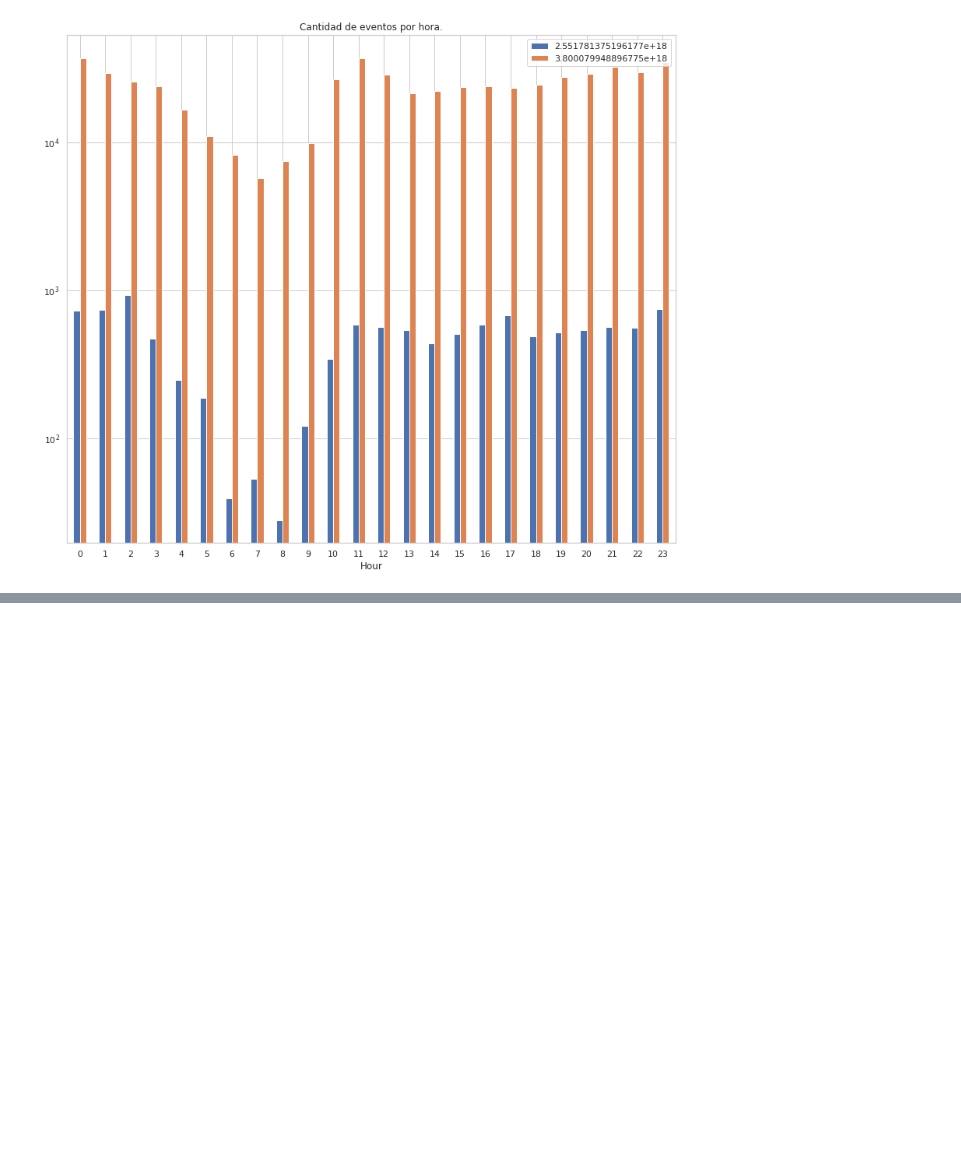
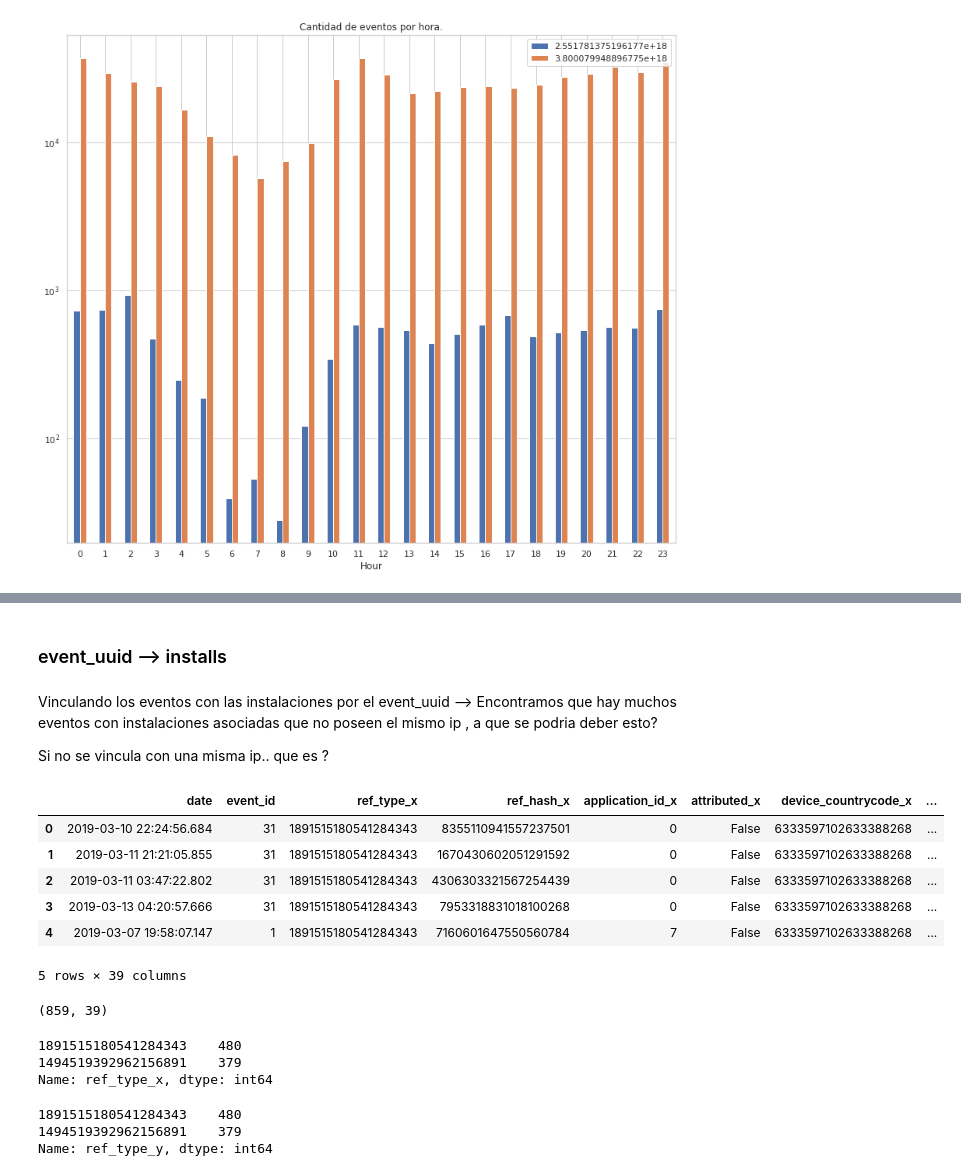
Before and after one commit to alepenaa94/Datos_2019, a Jupyter notebook: Notebook/TP1_Análisis Exploratorio.ipynb, the cells around one changed output, grey strips where cells are left out. Saved outputs shown, nothing was run; the diff lists cells and outputs as text; code cells hidden in the pictures; blank space fills up the shorter version.

```diff
--- a/Notebook/TP1_Análisis Exploratorio.ipynb
+++ b/Notebook/TP1_Análisis Exploratorio.ipynb
@@ -510,0 +555,46 @@ ax.legend(patches, labels, loc='best');
+# %% [markdown]
+### event_uuid --> installs
+# %% [markdown]
+Vinculando los eventos con las instalaciones por el event_uuid --> Encontramos que hay muchos eventos con instalaciones asociadas que no poseen el mismo ip , a que se podria deber esto?
+
+Si no se vincula con una misma ip.. que es ?
+# %%
+aux = pd.merge(events,installs,left_on=['event_uuid','date','ip_address'],\
+               right_on=['event_uuid','created','ip_address'],how='inner')
+
+del aux['device_countrycode_x']
+del aux['device_countrycode_y']
+del aux['ref_type_y']
+del aux['ref_hash_y']
+
+aux['ref_hash'] = aux['ref_hash_x']
+del aux['ref_hash_x']
+
+aux['ref_type'] = aux['ref_type_x']
+del aux['ref_type_x']
+# %%
+aux.head()
+# %% [output]
+|  | date | event_id | ref_type_x | ref_hash_x | application_id_x | attributed_x | device_countrycode_x | ... |
+| 0 | 2019-03-10 22:24:56.684 | 31 | 1891515180541284343 | 8355110941557237501 | 0 | False | 6333597102633388268 | ... |
+| 1 | 2019-03-11 21:21:05.855 | 31 | 1891515180541284343 | 1670430602051291592 | 0 | False | 6333597102633388268 | ... |
+| 2 | 2019-03-11 03:47:22.802 | 31 | 1891515180541284343 | 4306303321567254439 | 0 | False | 6333597102633388268 | ... |
+| 3 | 2019-03-13 04:20:57.666 | 31 | 1891515180541284343 | 7953318831018100268 | 0 | False | 6333597102633388268 | ... |
+| 4 | 2019-03-07 19:58:07.147 | 1 | 1891515180541284343 | 7160601647550560784 | 7 | False | 6333597102633388268 | ... |
+5 rows × 39 columns
+# %%
+aux.shape
+# %% [output]
+(859, 39)
+# %%
+aux['ref_type_x'].value_counts()
+# %% [output]
+1891515180541284343    480
+1494519392962156891    379
+Name: ref_type_x, dtype: int64
+# %%
+aux['ref_type_y'].value_counts()
+# %% [output]
+1891515180541284343    480
+1494519392962156891    379
+Name: ref_type_y, dtype: int64
```
Also changed, not shown: parts of 7 cells of this notebook.
